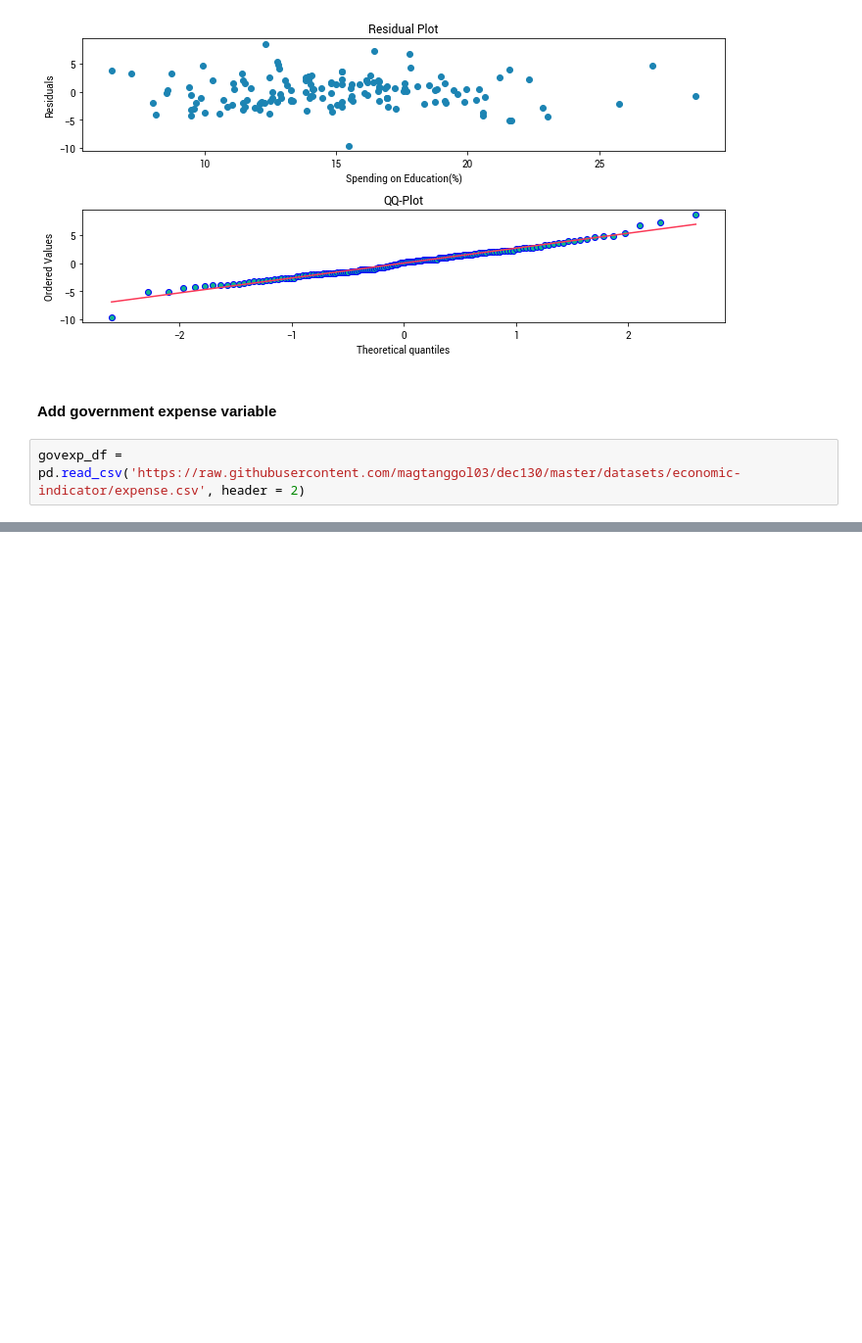
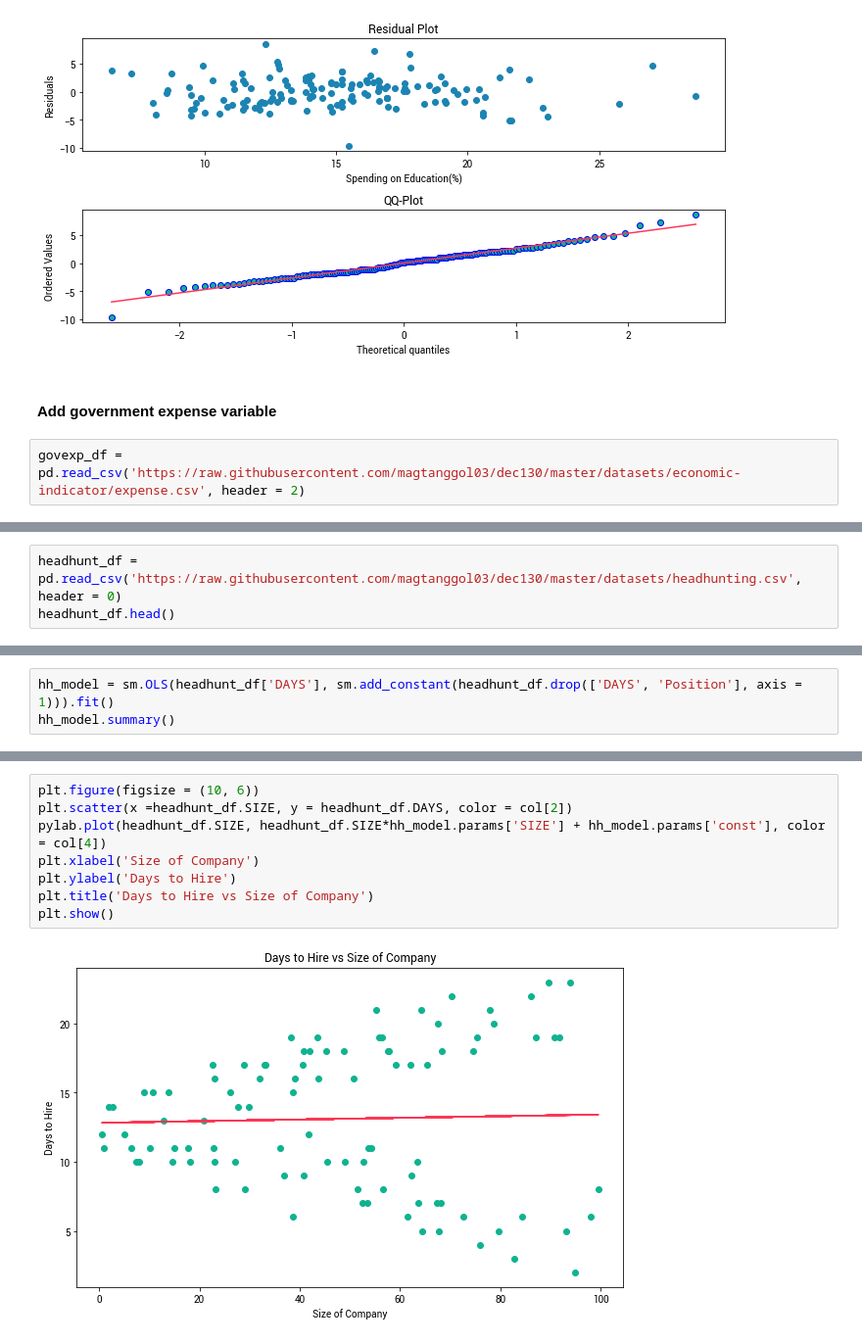
Before and after one commit to magtanggol03/dec130, a Jupyter notebook: notebooks/01 Regression Analysis.ipynb, the cells around one changed output, grey strips where cells are left out. Shown: that part at 98% size. Cells and saved outputs as stored; diff of their text form; blank space fills up the shorter version.

Commit message:
add headhunting dataset

```diff
--- a/notebooks/01 Regression Analysis.ipynb
+++ b/notebooks/01 Regression Analysis.ipynb
@@ -202,0 +209,3 @@ OLS Regression Results
+# %%
+headhunt_df = pd.read_csv('https://raw.githubusercontent.com/magtanggol03/dec130/master/datasets/headhunting.csv', header = 0)
+headhunt_df.head()
@@ -202,0 +221,3 @@ OLS Regression Results
+# %%
+hh_model = sm.OLS(headhunt_df['DAYS'], sm.add_constant(headhunt_df.drop(['DAYS', 'Position'], axis = 1))).fit()
+hh_model.summary()
@@ -202,0 +242,10 @@ OLS Regression Results
+# %%
+plt.figure(figsize = (10, 6))
+plt.scatter(x =headhunt_df.SIZE, y = headhunt_df.DAYS, color = col[2])
+pylab.plot(headhunt_df.SIZE, headhunt_df.SIZE*hh_model.params['SIZE'] + hh_model.params['const'], color = col[4])
+plt.xlabel('Size of Company')
+plt.ylabel('Days to Hire')
+plt.title('Days to Hire vs Size of Company')
+plt.show()
+# %% [output]
+[figure, added]
```
Also changed, not shown: parts of 12 cells of this notebook, 2 other files.
